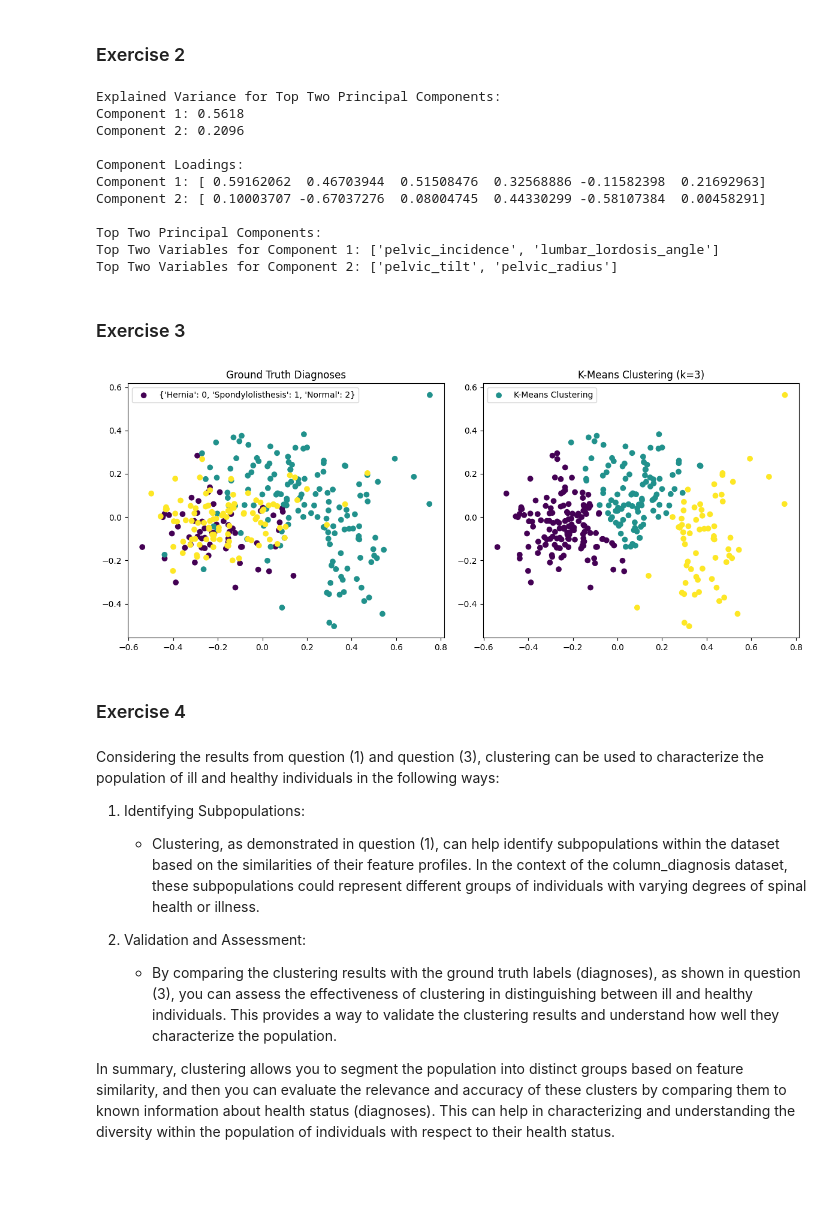
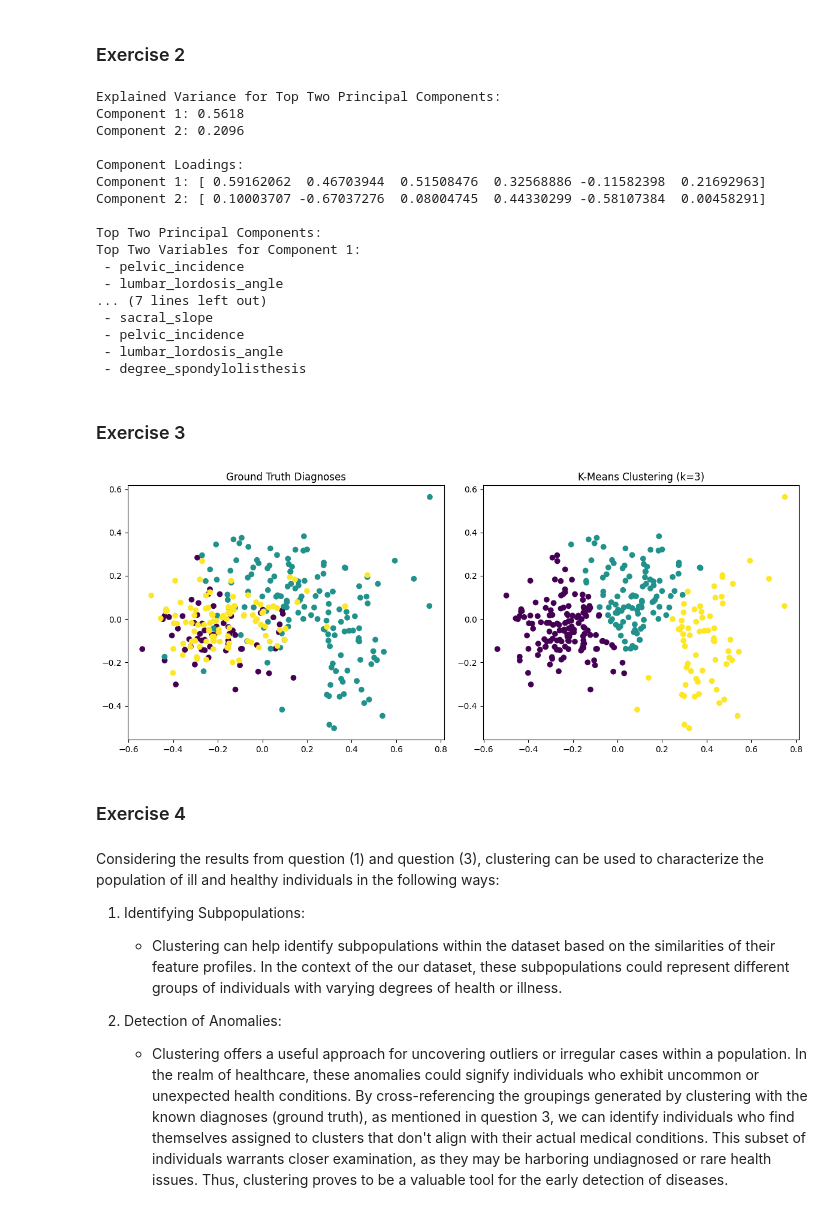
Before and after one commit to pearsang/ML-Homeworks, a Jupyter notebook: Homework-04/G001.ipynb, the cells around one changed output. Cells and saved outputs as stored; diff of their text form; code cells hidden in the pictures; blank space fills up the shorter version.

```diff
--- a/Homework-04/G001.ipynb
+++ b/Homework-04/G001.ipynb
@@ -119,8 +119,12 @@ sorted_variables_component2 = [X.columns[i] for i in
 
 # Print the sorted input variables for each component
 print("\nTop Two Principal Components:")
-print(f"Top Two Variables for Component 1: {sorted_variables_component1[:2]}")
-print(f"Top Two Variables for Component 2: {sorted_variables_component2[:2]}")
+print(f"Top Two Variables for Component 1:")
+for variable in sorted_variables_component1:
+    print(f" - {variable}")
+print(f"Top Two Variables for Component 2:")
+for variable in sorted_variables_component2:
+    print(f" - {variable}")
 # %% [output]
 Explained Variance for Top Two Principal Components:
 Component 1: 0.5618
@@ -131,53 +135,55 @@ Component 1: [ 0.59162062  0.46703944  0.51508476  0.32568886 -0.11582398  0.216
 Component 2: [ 0.10003707 -0.67037276  0.08004745  0.44330299 -0.58107384  0.00458291]
 
 Top Two Principal Components:
-Top Two Variables for Component 1: ['pelvic_incidence', 'lumbar_lordosis_angle']
-Top Two Variables for Component 2: ['pelvic_tilt', 'pelvic_radius']
+Top Two Variables for Component 1:
+ - pelvic_incidence
+ - lumbar_lordosis_angle
+... (7 lines left out)
+ - sacral_slope
+ - pelvic_incidence
+ - lumbar_lordosis_angle
+ - degree_spondylolisthesis
 # %% [markdown]
 ### Exercise 3
 # %%
 import matplotlib.pyplot as plt
 from sklearn.decomposition import PCA
 from sklearn.cluster import KMeans
 
 # Fit a PCA model on the normalized data with 2 components
 pca = PCA(n_components=2)
 X_2D = pca.fit_transform(X_normalized)
 
 # K-means clustering labels with k=3
 kmeans = KMeans(n_clusters=3, random_state=0)
 kmeans_labels = kmeans.fit(X_normalized)
 
 # Map diagnoses to 0, 1, 2
 codes = {'Hernia': 0, 'Spondylolisthesis': 1, 'Normal': 2}
 codes_labels = y.map(codes).tolist()
 
 # Create a scatter plot for ground truth labels
 plt.figure(figsize=(12, 5))
 plt.subplot(121)
 plt.scatter(X_2D[:, 0], X_2D[:, 1], c=codes_labels, label=codes)
 plt.title("Ground Truth Diagnoses")
-plt.legend()
 
 # Create a scatter plot for K-means clustering labels
 plt.subplot(122)
 plt.scatter(X_2D[:, 0], X_2D[:, 1], c=kmeans.labels_, label='K-Means Clustering')
 plt.title("K-Means Clustering (k=3)")
-plt.legend()
 
 plt.tight_layout()
 plt.show()
 # %% [output]
-[figure, old version]
+[figure, new version]
 # %% [markdown]
 ### Exercise 4
 # %% [markdown]
 Considering the results from question (1) and question (3), clustering can be used to characterize the population of ill and healthy individuals in the following ways:
 
 1. Identifying Subpopulations:
-   - Clustering, as demonstrated in question (1), can help identify subpopulations within the dataset based on the similarities of their feature profiles. In the context of the column_diagnosis dataset, these subpopulations could represent different groups of individuals with varying degrees of spinal health or illness.
+   - Clustering can help identify subpopulations within the dataset based on the similarities of their feature profiles. In the context of the our dataset, these subpopulations could represent different groups of individuals with varying degrees of health or illness.
 
-2. Validation and Assessment:
-   - By comparing the clustering results with the ground truth labels (diagnoses), as shown in question (3), you can assess the effectiveness of clustering in distinguishing between ill and healthy individuals. This provides a way to validate the clustering results and understand how well they characterize the population.
-
-In summary, clustering allows you to segment the population into distinct groups based on feature similarity, and then you can evaluate the relevance and accuracy of these clusters by comparing them to known information about health status (diagnoses). This can help in characterizing and understanding the diversity within the population of individuals with respect to their health status.
+2. Detection of Anomalies:
+   - Clustering offers a useful approach for uncovering outliers or irregular cases within a population. In the realm of healthcare, these anomalies could signify individuals who exhibit uncommon or unexpected health conditions. By cross-referencing the groupings generated by clustering with the known diagnoses (ground truth), as mentioned in question 3, we can identify individuals who find themselves assigned to clusters that don't align with their actual medical conditions. This subset of individuals warrants closer examination, as they may be harboring undiagnosed or rare health issues. Thus, clustering proves to be a valuable tool for the early detection of diseases.
```
